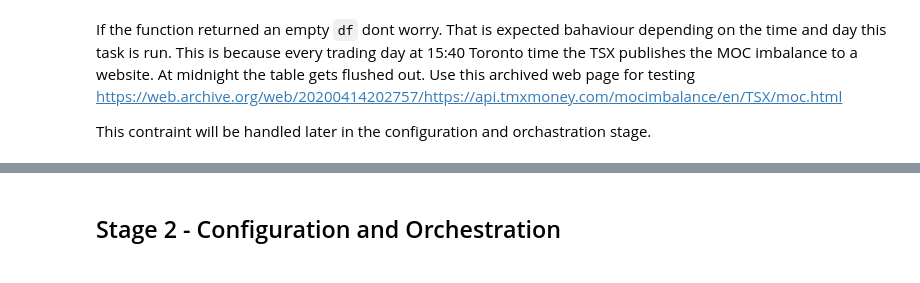
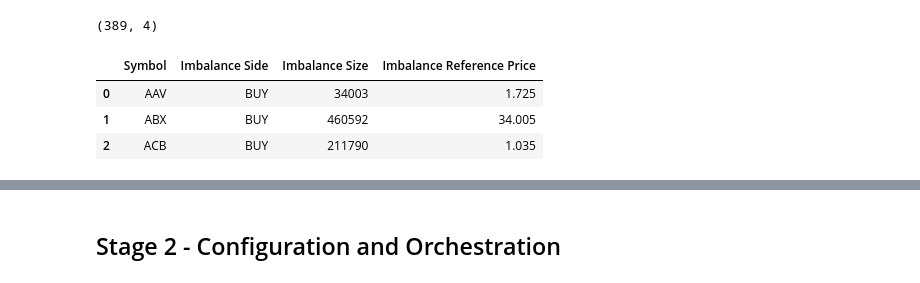
Before and after one commit to gryBox/prefect_guide, a Jupyter notebook: Notebooks/MOC_Prefect_Demo.ipynb, the cells around one changed output, grey strips where cells are left out. Saved outputs shown, nothing was run; the diff lists cells and outputs as text; code cells hidden in the pictures.

```diff
--- a/Notebooks/MOC_Prefect_Demo.ipynb
+++ b/Notebooks/MOC_Prefect_Demo.ipynb
@@ -55,7 +57,7 @@ The first task retrieves data from a table from the [TSX website](https://api.tm
 # %%
 import pandas as pd
 import requests
-import datetime as dt
+
 
 import logging
 logger = logging.getLogger()
@@ -74,7 +76,7 @@ def get_tsx_moc_imb(url: str):
     html = requests.get(url).content
 
     # 2. Read all the tables
-    df_list = pd.read_html(html, header=[0], displayed_only=False)
+    df_list = pd.read_html(html, header=[0], na_values=[''], keep_default_na=False)
 
     tsx_imb_df = df_list[-1]
 
@@ -87,8 +108,15 @@ Run the function.
 # %%
 tsx_url = 'https://api.tmxmoney.com/mocimbalance/en/TSX/moc.html'
-moc_df = get_tsx_moc_imb(tsx_url)
-moc_df.head(3)
+backup_url = "https://web.archive.org/web/20200414202757/https://api.tmxmoney.com/mocimbalance/en/TSX/moc.html"
+
+
+
+tsx_moc_imb_df = get_tsx_moc_imb(backup_url)
+print(tsx_moc_imb_df.shape)
+tsx_moc_imb_df.head(3)
+# %% [output]
+(389, 4)
+|  | Symbol | Imbalance Side | Imbalance Size | Imbalance Reference Price |
+| 0 | AAV | BUY | 34003 | 1.725 |
+| 1 | ABX | BUY | 460592 | 34.005 |
+| 2 | ACB | BUY | 211790 | 1.035 |
-# %% [markdown]
-If the function returned an empty `df` dont worry.  That is expected bahaviour depending on the time and day this task is run. This is because every trading day at 15:40 Toronto time the TSX publishes the MOC imbalance to a website. At midnight the table gets flushed out.  Use this archived web page for testing https://web.archive.org/web/20200414202757/https://api.tmxmoney.com/mocimbalance/en/TSX/moc.html
-
-This contraint will be handled later in the configuration and orchastration stage.
```
Also changed, not shown: parts of 21 cells of this notebook, 1 other file.
